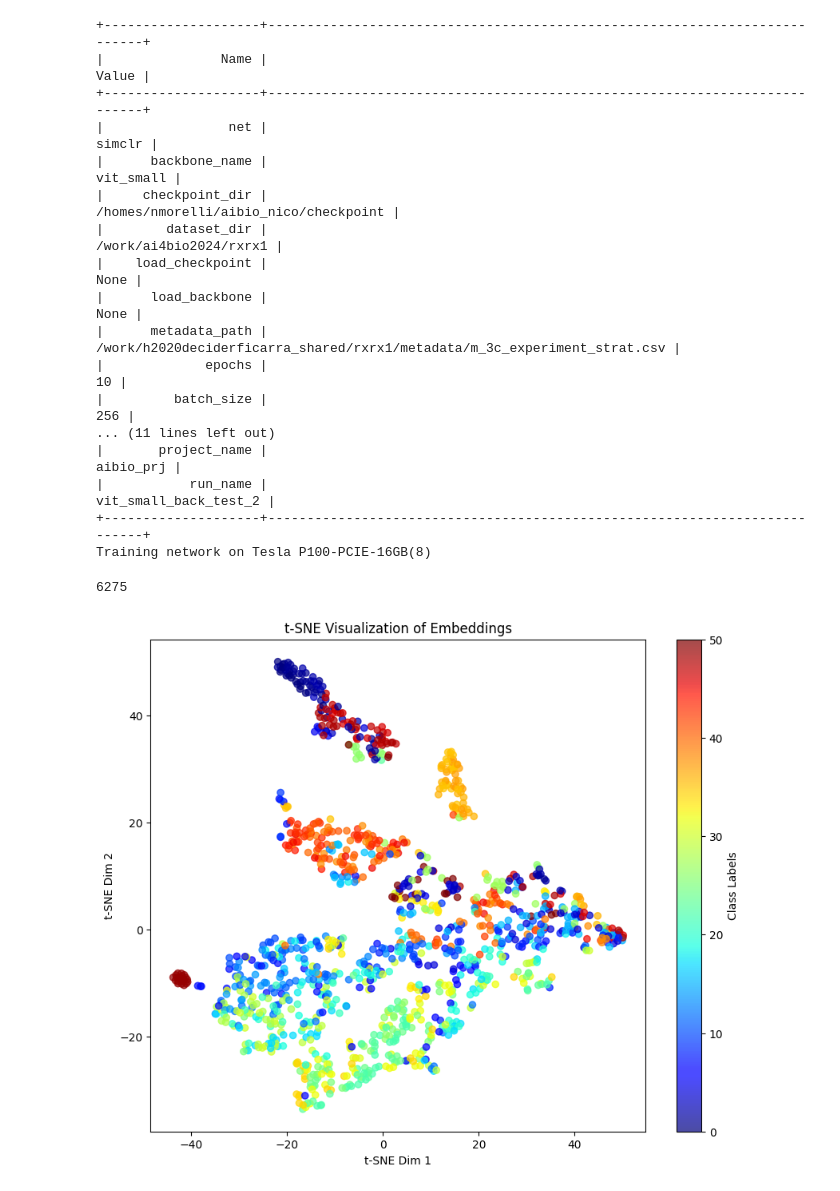
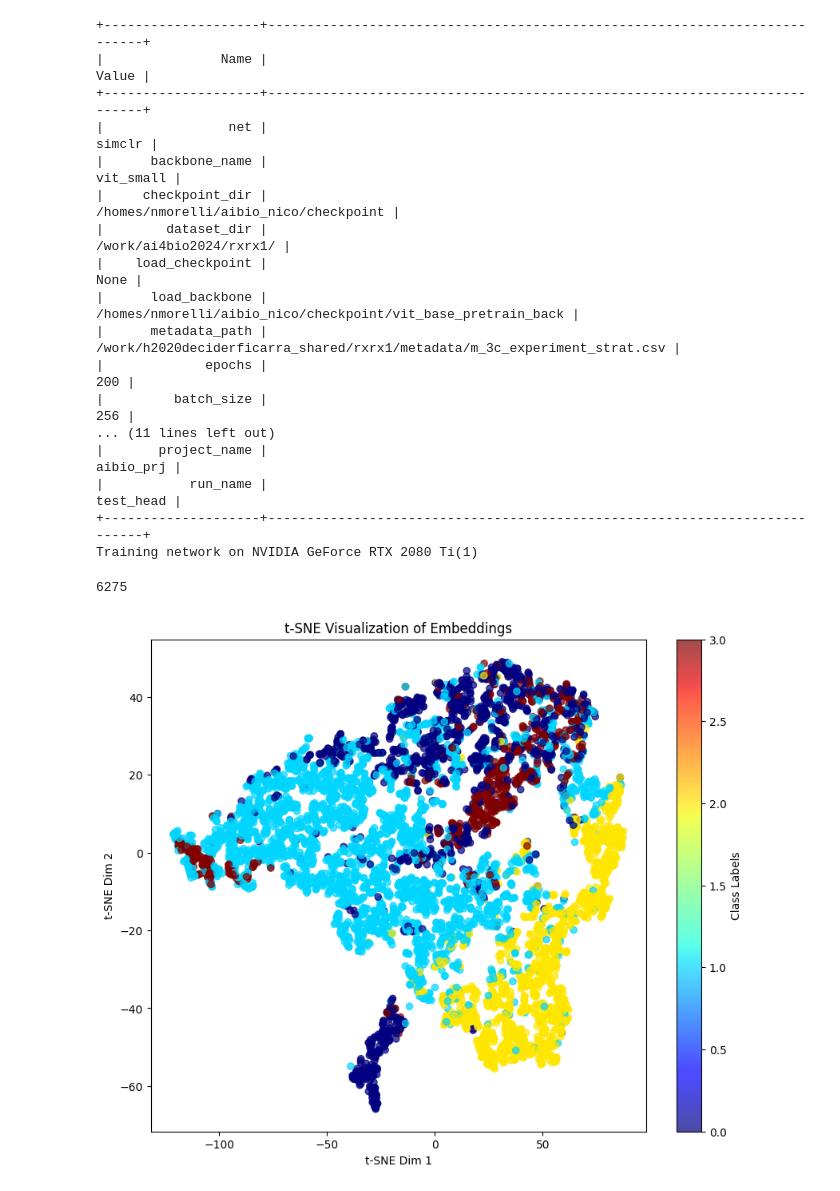
Before and after one commit to Morelli-01/aibio_nico, a Jupyter notebook: source/embed_visual.ipynb, the cells around one changed output. Cells and saved outputs as stored; diff of their text form; code cells hidden in the pictures.

```diff
--- a/source/embed_visual.ipynb
+++ b/source/embed_visual.ipynb
@@ -16,7 +16,7 @@ from sklearn.manifold import TSNE
 import umap
 from backbone.backbone_main import load_backbone_
 
-config = load_yaml("/homes/nmorelli/aibio_nico/config/general_conf.yaml")
+config = load_yaml("/homes/nmorelli/aibio_nico/config/head_conf.yaml")
 device = load_device(config)
 dataset = Rxrx1(root_dir=config["dataset_dir"], metadata_path=config["metadata_path"])
 
@@ -30,33 +30,35 @@ dataset = Rxrx1(root_dir=config["dataset_dir"], metadata_path=config["metadata_p
 |                net |                                                                    simclr |
 |      backbone_name |                                                                 vit_small |
 |     checkpoint_dir |                                     /homes/nmorelli/aibio_nico/checkpoint |
-|        dataset_dir |                                                    /work/ai4bio2024/rxrx1 |
+|        dataset_dir |                                                   /work/ai4bio2024/rxrx1/ |
 |    load_checkpoint |                                                                      None |
-|      load_backbone |                                                                      None |
+|      load_backbone |              /homes/nmorelli/aibio_nico/checkpoint/vit_base_pretrain_back |
 |      metadata_path | /work/h2020deciderficarra_shared/rxrx1/metadata/m_3c_experiment_strat.csv |
-|             epochs |                                                                        10 |
+|             epochs |                                                                       200 |
 |         batch_size |                                                                       256 |
 ... (11 lines left out)
 |       project_name |                                                                 aibio_prj |
-|           run_name |                                                     vit_small_back_test_2 |
+|           run_name |                                                                 test_head |
 +--------------------+---------------------------------------------------------------------------+
-Training network on Tesla P100-PCIE-16GB(8)
+Training network on NVIDIA GeForce RTX 2080 Ti(1)
 # %%
-def plot_embeddings(net: nn.Module, dataset):
+def plot_embeddings_cell_type(net: nn.Module, dataset: torch.utils.data.Subset):
     dataloader = DataLoader(dataset, batch_size=32, shuffle=True,
-                                            num_workers=8, drop_last=True, prefetch_factor=8, persistent_workers=True,collate_fn=None, pin_memory=True)
+                                            num_workers=8, drop_last=True, prefetch_factor=8, persistent_workers=True, pin_memory=True)
 
     embeddings = []
     labels = []
     net = net.to(device)
     net.eval()
     with torch.no_grad():
-        for images, targets in tqdm(dataloader):
+        for images, targets, meta in tqdm(dataloader):
             images = images.to(device)
             features = net.get_embedding(images)
             features = features.view(features.size(0), -1)
             embeddings.append(features.cpu().numpy())
-            labels.extend(targets.numpy())
+            # labels.extend(targets.numpy())
+            labels.extend(torch.tensor(meta[dataset.dataset.cell_type_idx]).numpy())
+            # labels.extend(torch.tensor(meta[dataset.dataset.experiment_idx]).numpy())
 
     embeddings = np.vstack(embeddings)
     labels = np.array(labels)
@@ -70,7 +72,7 @@ def plot_embeddings(net: nn.Module, dataset):
     plt.ylabel("t-SNE Dim 2")
     plt.show()
 
-def plot_embeddings_2(net: nn.Module, dataset: torch.utils.data.Subset):
+def plot_embeddings_experiment(net: nn.Module, dataset: torch.utils.data.Subset):
     dataloader = DataLoader(dataset, batch_size=32, shuffle=True,
                                             num_workers=8, drop_last=True, prefetch_factor=8, persistent_workers=True, pin_memory=True)
 
@@ -106,10 +108,10 @@ len(test_split)
 6275
 # %%
 checkpoint = torch.load("/homes/nmorelli/aibio_nico/checkpoint/vit_small_back")
-net2, loss_func, opt, sched = config_loader(config, dataset)
+net, loss_func, opt, sched = config_loader(config, dataset)
 # net2 = nn.DataParallel(net2)
-net2.load_state_dict(checkpoint["model_state_dict"], strict=False)
-net2.eval()
-plot_embeddings_2(net2, test_split)
+net.load_state_dict(checkpoint["model_state_dict"], strict=False)
+net.eval()
+plot_embeddings_cell_type(net, test_split)
 # %% [output]
-[figure, old version]
+[figure, new version]
```
Also changed, not shown: parts of 9 cells of this notebook, 13 other files.
